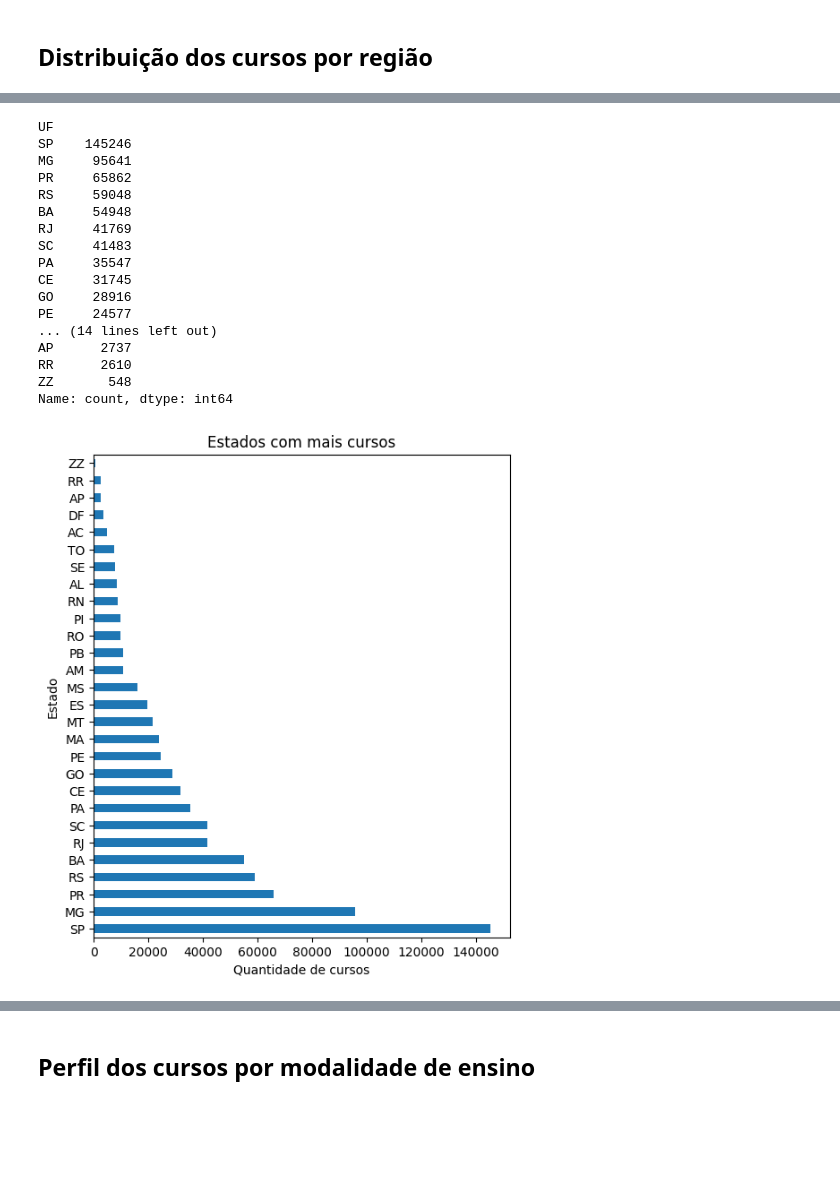
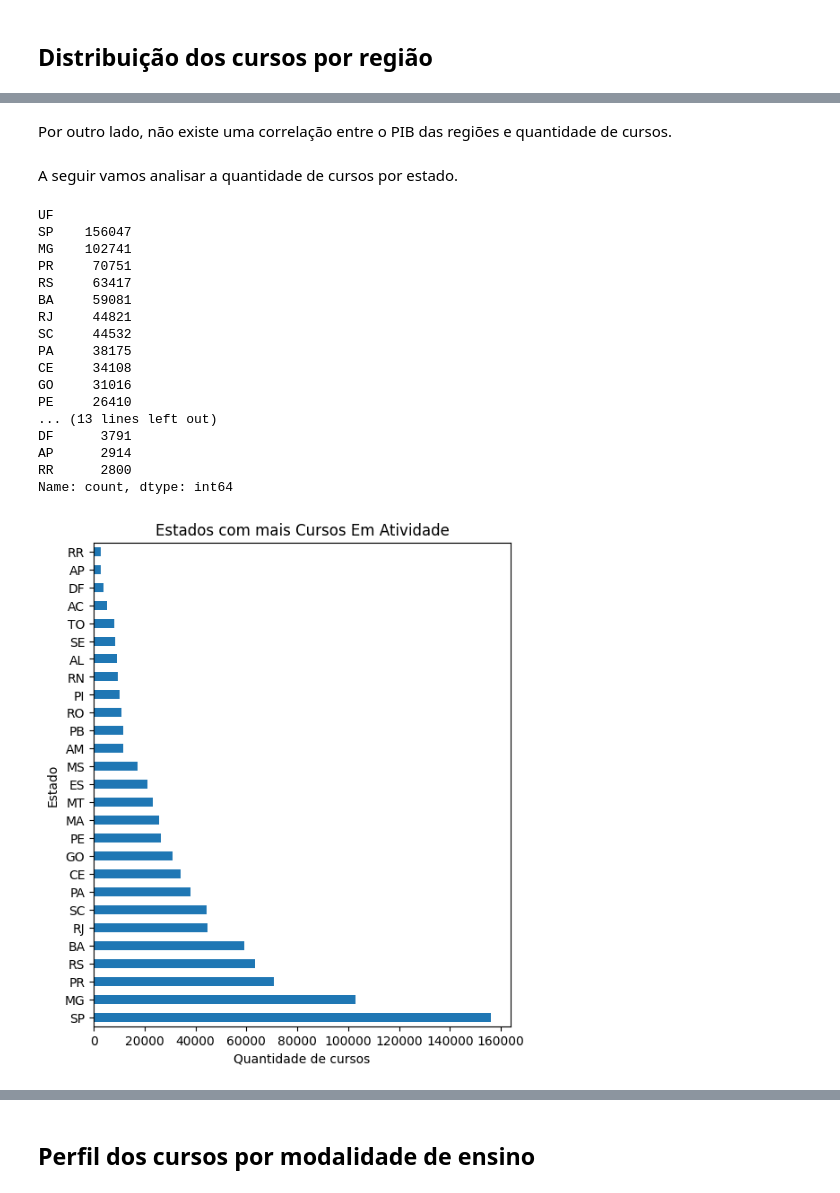
Before and after one commit to willemromao/cursos_graduacao_brasil, a Jupyter notebook: Ensino_Superior_Brasil.ipynb, the cells around one changed output, grey strips where cells are left out. Drawn from its saved outputs; the diff is of its cells as text; code cells hidden in the pictures; blank space fills up the shorter version.

```diff
--- a/Ensino_Superior_Brasil.ipynb
+++ b/Ensino_Superior_Brasil.ipynb
@@ -229,3 +267,5 @@ Name: count, dtype: int64
+# %%
+df = df.drop(df[(df['UF'] == 'ZZ') & (df['REGIAO'] == 'IGNORADO/EXTERIOR')].index)
 # %% [markdown]
 ## **Tratamento de valores ausentes**
 # %%
@@ -270,0 +317,2 @@ dtype: int64
+# %%
+df_ea = df[df['SITUACAO_CURSO'] == 'Em atividade'] # df_ea = dataframe apenas com cursos em atividades
@@ -387,28 +652,32 @@ plt.show()
+# %% [markdown]
+Por outro lado, não existe uma correlação entre o PIB das regiões e quantidade de cursos.
+# %% [markdown]
+A seguir vamos analisar a quantidade de cursos por estado.
 # %%
-dfa['UF'].value_counts()
+df_ea['UF'].value_counts()
 # %% [output]
 UF
-SP    145246
-MG     95641
-PR     65862
-RS     59048
-BA     54948
-RJ     41769
-SC     41483
-PA     35547
-CE     31745
-GO     28916
-PE     24577
-... (14 lines left out)
-AP      2737
-RR      2610
-ZZ       548
+SP    156047
+MG    102741
+PR     70751
+RS     63417
+BA     59081
+RJ     44821
+SC     44532
+PA     38175
+CE     34108
+GO     31016
+PE     26410
+... (13 lines left out)
+DF      3791
+AP      2914
+RR      2800
 Name: count, dtype: int64
 # %%
-dfa['UF'].value_counts().plot.barh(figsize=(6, 7))
-plt.title('Estados com mais cursos')
+df_ea['UF'].value_counts().plot.barh(figsize=(6, 7))
+plt.title('Estados com mais Cursos Em Atividade')
 plt.xlabel('Quantidade de cursos')
 plt.ylabel('Estado')
 plt.show()
 # %% [output]
-[figure, old version]
+[figure, new version]
```
Also changed, not shown: parts of 206 cells of this notebook, 1 other file.
